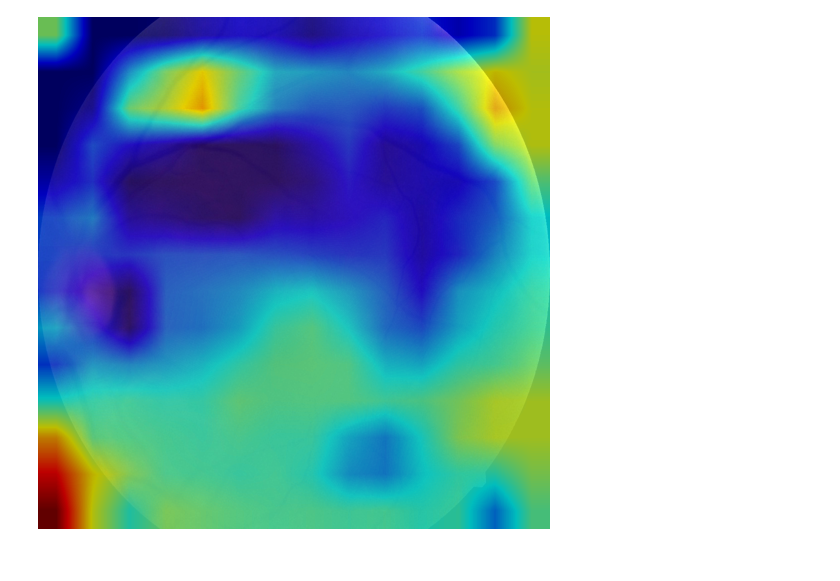
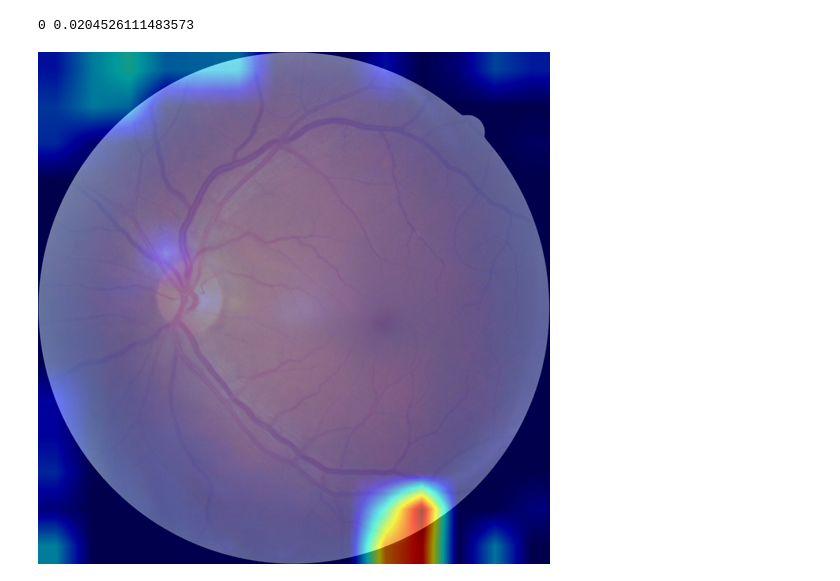
Before and after one commit to LeCongThuong/btl-aptos, a Jupyter notebook: notebooks/trained_model_inspect.ipynb, the cells around one changed output. Saved outputs shown, nothing was run; the diff lists cells and outputs as text; code cells hidden in the pictures.

```diff
--- a/notebooks/trained_model_inspect.ipynb
+++ b/notebooks/trained_model_inspect.ipynb
@@ -16,10 +21,10 @@ import numpy as np
 # %%
 checkpoint_dir = "/mnt/hdd/thuonglc/study/btl-aptos/logs/checkpoints"
-test_path = "/mnt/hdd/thuonglc/study/btl-aptos/data/val.csv"
+test_path = "../logs/val_res/model_pred_best_model.csv"
 image_size = 512
 # %%
 model = APTOSModel()
-name = '59'
+name = 'best_model'
 model, _, _ = load_checkpoint(checkpoint_dir, name, model)
 model = model.cuda()
 # %%
@@ -34,11 +32,14 @@ trans = transforms.Compose([
+# %%
+trans = A.Compose([
+        A.Resize(height=image_size, width=image_size),
+        ToTensorV2()
+        ])
 # %%
-def get_grad_cam(img, aug_img, tgt_layer, tgt_class):
+def get_grad_cam(img, aug_img, tgt_layer):
     tgt_layer = [tgt_layer]
     cam = GradCAM(model=model, target_layers=tgt_layer, use_cuda=True)
-    # if tgt_class is None:
-    #     targets = [ClassifierOutputTarget(l) for l in [0, 1, 2, 3, 4]]
-    # else:
-    targets = [ClassifierOutputTarget(tgt_class)]
+    aug_img = aug_img.to("cuda", dtype=torch.float)
+    targets = [ClassifierOutputTarget(0)]
     grayscale_cam = cam(input_tensor=aug_img, targets=targets)
     grayscale_cam = grayscale_cam[0, :]
     visualization = show_cam_on_image(img, grayscale_cam, use_rgb=True)
@@ -46,6 +47,11 @@ def get_grad_cam(img, aug_img, tgt_layer, tgt_class):
 
 def get_aug_img(index, val_df, trans, image_size=512):
     img = Image.open(val_df.path[index]).convert('RGB').resize((image_size, image_size))
-    aug_img = trans(img).unsqueeze(0)
+    aug_img = trans(image=np.asarray(img))["image"].unsqueeze(0)
     img = np.asarray(img) / 255.0
     return img, aug_img
+
+def get_grad_cam_of_img(index, val_df, trans, image_size=512):
+    img, aug_img = get_aug_img(index, val_df, trans, image_size)
+    grad_cam_vis = get_grad_cam(img, aug_img, tgt_layer)
+    return grad_cam_vis
@@ -57,9 +60,11 @@ def get_aug_img(index, val_df, trans, image_size=512):
 # %%
-index = 30
-tgt_layer = model.backbone.conv2d_7b.bn
+index = 1000
+
 tgt_class = val_df.diagnosis[index]
-img, aug_img = get_aug_img(index, val_df, trans,  image_size)
-grad_cam_vis = get_grad_cam(img, aug_img, tgt_layer, tgt_class)
+pred_class = val_df.pred[index]
+print(tgt_class, pred_class)
+grad_cam_vis = get_grad_cam_of_img(index, val_df, trans, image_size)
 Image.fromarray(grad_cam_vis, 'RGB')
 # %% [output]
+0 0.0204526111483573
-[figure, old version]
+[figure, new version]
```
Also changed, not shown: parts of 12 cells of this notebook, 8 other files.
